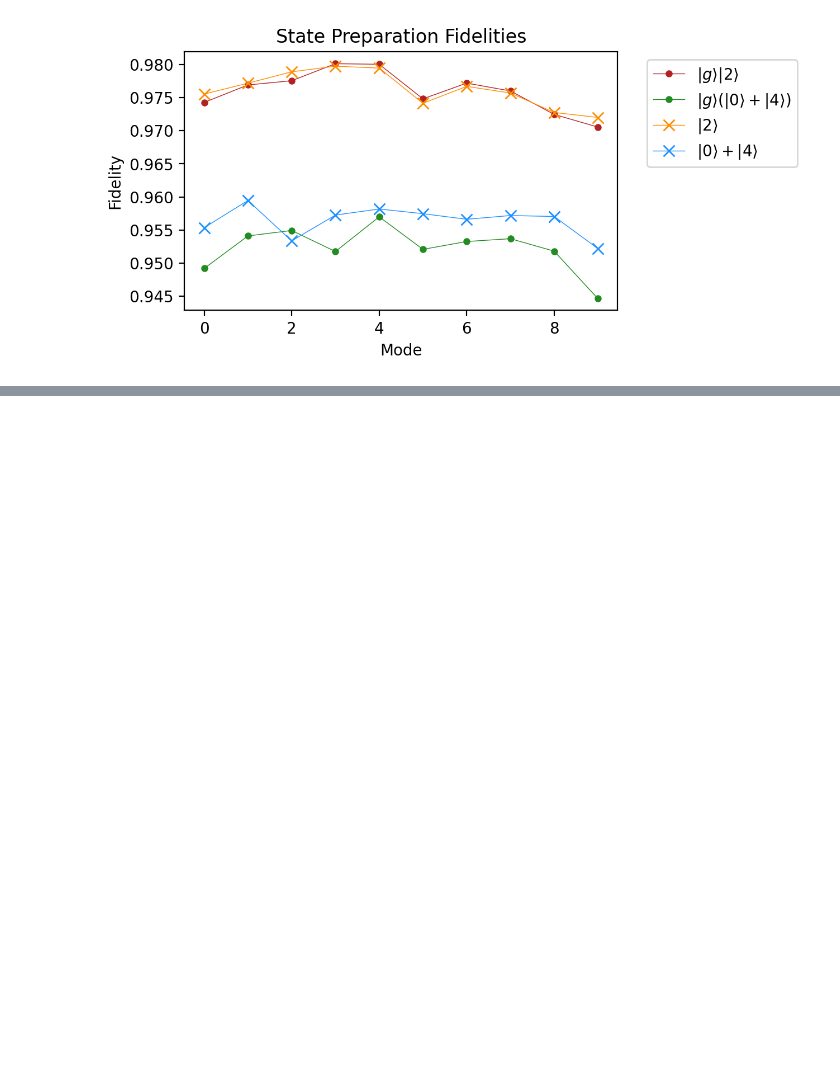
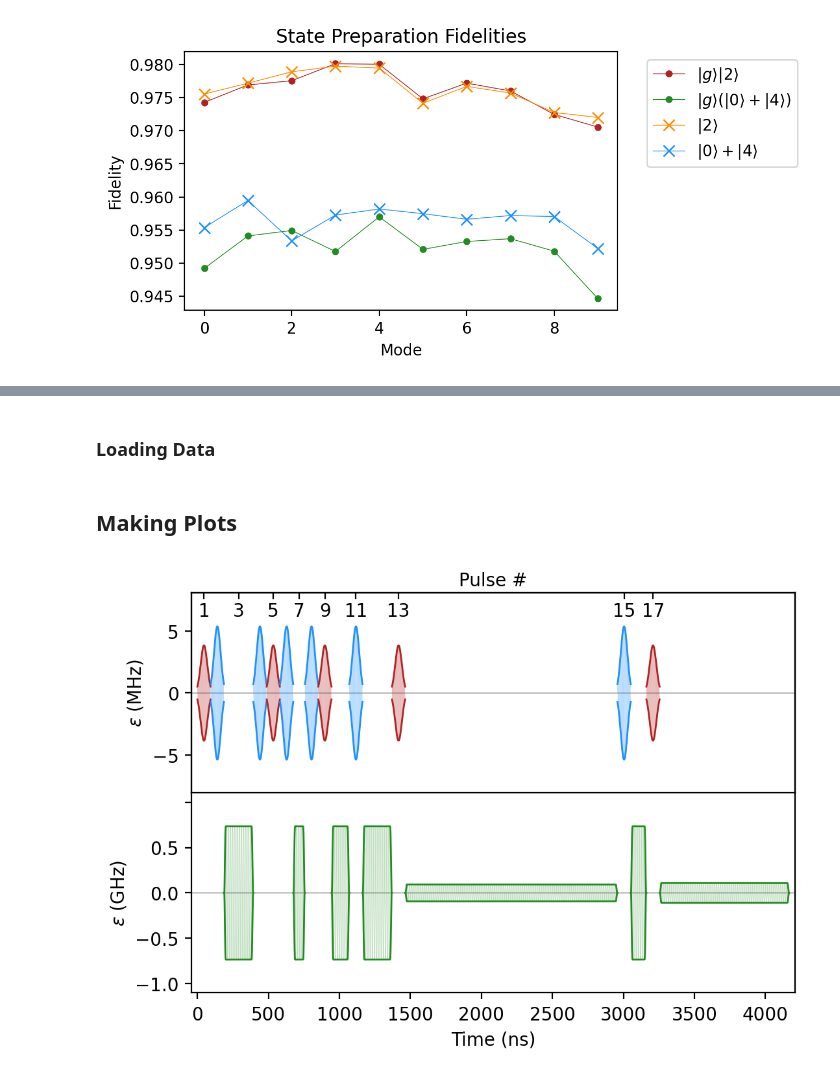
Before and after one commit to chakramlab/CavityModeDriveSimulations, a Jupyter notebook: Multi-Mode_Sideband_Control/UsingJuliaBase/RunsForPaper/FolderForGoogleDrive/MainNotebook.ipynb, the cells around one changed output, grey strips where cells are left out. Saved outputs shown, nothing was run; the diff lists cells and outputs as text; code cells hidden in the pictures; blank space fills up the shorter version.

Commit message:
updating stuff

```diff
--- a/Multi-Mode_Sideband_Control/UsingJuliaBase/RunsForPaper/FolderForGoogleDrive/MainNotebook.ipynb
+++ b/Multi-Mode_Sideband_Control/UsingJuliaBase/RunsForPaper/FolderForGoogleDrive/MainNotebook.ipynb
@@ -266,0 +542,9 @@ Text(0.5, 1.0, 'State Preparation Fidelities')
+# %%
+keys_to_keep = {"B": [], "SS": [], "G": []}
+for key in ramp_data["Stuff"]["op_drive_params"].keys():
+    if ("_B_" in key) and ("chirped" not in key):
+        keys_to_keep["B"].append(key)
+    if ("_G_" in key) and ("chirped" not in key):
+        keys_to_keep["G"].append(key)
+    if ("_SS_" in key) and ("chirped" not in key):
+        keys_to_keep["SS"].append(key)
@@ -266,0 +569,9 @@ Text(0.5, 1.0, 'State Preparation Fidelities')
+# %%
+fig = plt.figure(figsize = (5, 3), dpi = 200)
+
+for ramp in keys_to_keep.keys():
+    x = []
+    y = []
+    for key in keys_to_keep[ramp]:
+        x.append(ramp_data["Stuff"]["op_drive_params"][key]["Envelope Args"]["ramp_time"])
+        y.append(ramp_data["Stuff"]["op_drive_params"][key]["fidelity"])
@@ -266,0 +623,17 @@ Text(0.5, 1.0, 'State Preparation Fidelities')
+# %%
+color_dict = {}
+
+color_dict["ge"] = "dodgerblue"
+color_dict["ef"] = "firebrick"
+
+color_dict["sb"] = "forestgreen"
+color_dict["sb_mode3"] = color_dict["sb"]
+color_dict["sb_mode5"] = "gold"
+
+
+outline_width = 1
+signal_width = 0.1
+signal_alpha = 0.5
+
+freq_factor = 1/20 # this scales the frequency of the carrier wave in the plot in order to make it easier to read
+pulse_spacing = 1 # this is a spacing put between the pulses to make it easier to read!
@@ -266,0 +755,13 @@ Text(0.5, 1.0, 'State Preparation Fidelities')
+# %% [markdown]
+### Loading Data
+# %%
+with open("ModelSaves/Mode3/Mode3.json", "r") as f:
+    Mode3 = json.load(f)
+with open("ModelSaves/Mode3and5/Mode3and5.json", "r") as f:
+    Mode3and5 = json.load(f)
+# %% [markdown]
+## Making Plots
+# %%
+make_signal_plot(Mode3, Mode3["Stuff"]["Drive_Sequences"]["Binomial_Encoding"])
+# %% [output]
+[figure, added]
```
Also changed, not shown: parts of 30 cells of this notebook, 31 other files.
